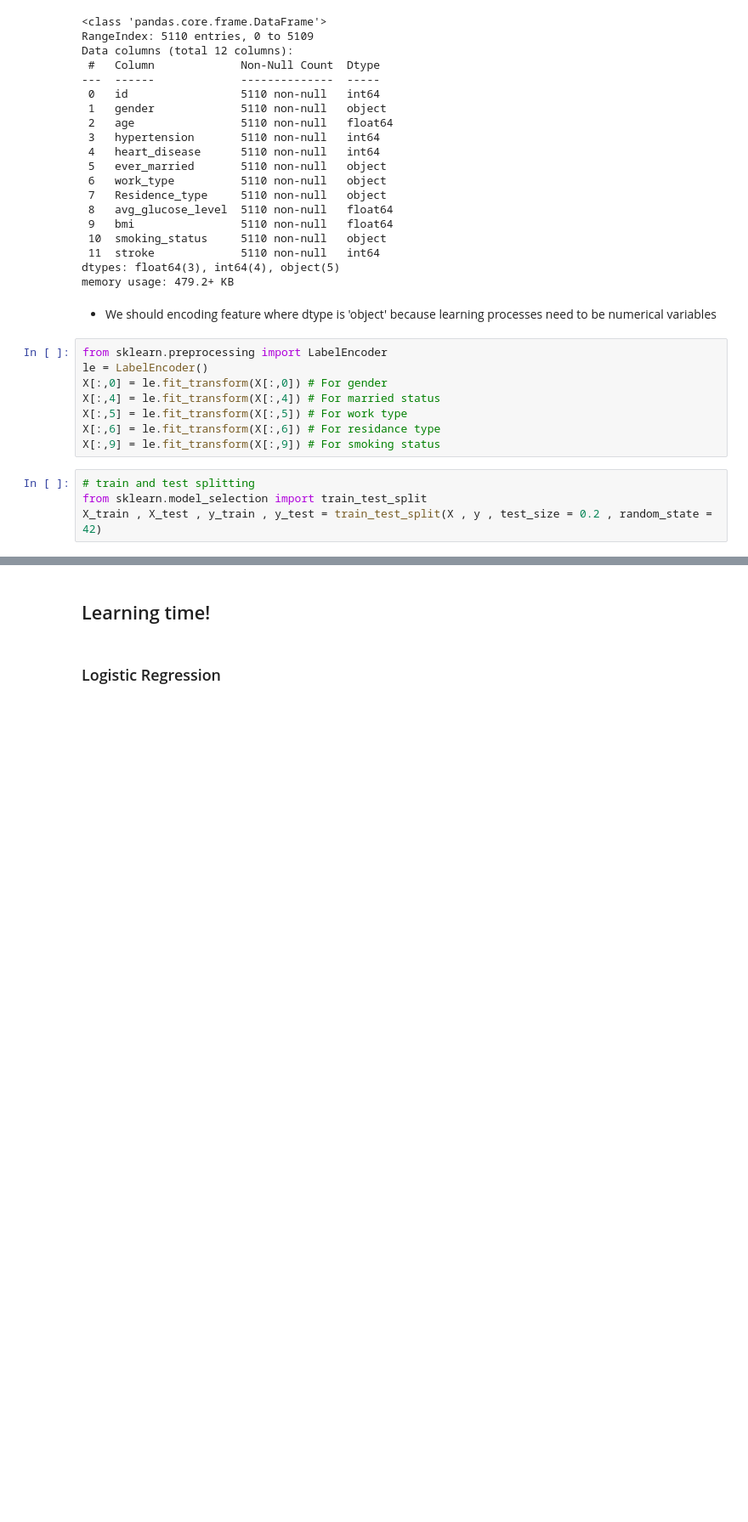
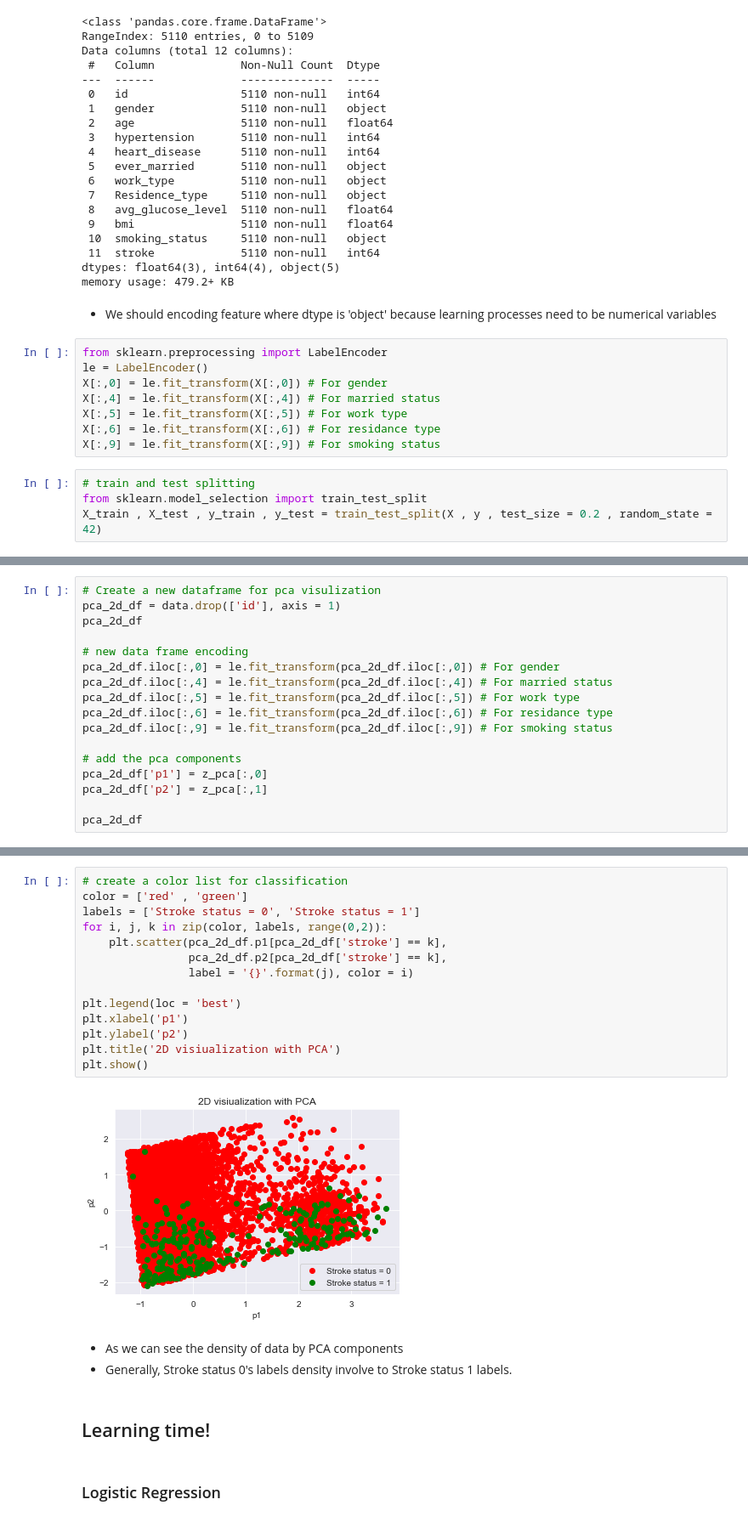
Before and after one commit to erdmkbc/Machine-Learning-Tutorial, a Jupyter notebook: Learning_Algorithms/Supervised_Learning/Classification/Stroke_Prediction/Stroke_prediction.ipynb, the cells around one changed output, grey strips where cells are left out. Shown at 85% size. Saved outputs shown, nothing was run; the diff lists cells and outputs as text; blank space fills up the shorter version.

```diff
--- a/Learning_Algorithms/Supervised_Learning/Classification/Stroke_Prediction/Stroke_prediction.ipynb
+++ b/Learning_Algorithms/Supervised_Learning/Classification/Stroke_Prediction/Stroke_prediction.ipynb
@@ -640,0 +669,17 @@ X_train , X_test , y_train , y_test = train_test_split(X , y , test_size = 0.2 ,
+# %%
+# Create a new dataframe for pca visulization
+pca_2d_df = data.drop(['id'], axis = 1)
+pca_2d_df
+
+# new data frame encoding
+pca_2d_df.iloc[:,0] = le.fit_transform(pca_2d_df.iloc[:,0]) # For gender
+pca_2d_df.iloc[:,4] = le.fit_transform(pca_2d_df.iloc[:,4]) # For married status
+pca_2d_df.iloc[:,5] = le.fit_transform(pca_2d_df.iloc[:,5]) # For work type
+pca_2d_df.iloc[:,6] = le.fit_transform(pca_2d_df.iloc[:,6]) # For residance type
+pca_2d_df.iloc[:,9] = le.fit_transform(pca_2d_df.iloc[:,9]) # For smoking status
+
+# add the pca components
+pca_2d_df['p1'] = z_pca[:,0]
+pca_2d_df['p2'] = z_pca[:,1]
+
+pca_2d_df
@@ -641,3 +700,22 @@ X_train , X_test , y_train , y_test = train_test_split(X , y , test_size = 0.2 ,
+# %%
+# create a color list for classification
+color = ['red' , 'green']
+labels = ['Stroke status = 0', 'Stroke status = 1']
+for i, j, k in zip(color, labels, range(0,2)):
+    plt.scatter(pca_2d_df.p1[pca_2d_df['stroke'] == k],
+                pca_2d_df.p2[pca_2d_df['stroke'] == k],
+                label = '{}'.format(j), color = i)
+
+plt.legend(loc = 'best')
+plt.xlabel('p1')
+plt.ylabel('p2')
+plt.title('2D visiualization with PCA')
+plt.show()
+# %% [output]
+[figure, added]
+# %% [markdown]
+* As we can see the density of data by PCA components
+* Generally, Stroke status 0's labels density involve to Stroke status 1 labels.
 # %% [markdown]
 ## Learning time!
 # %% [markdown]
```
Also changed, not shown: parts of 18 cells of this notebook, 1 other file.
